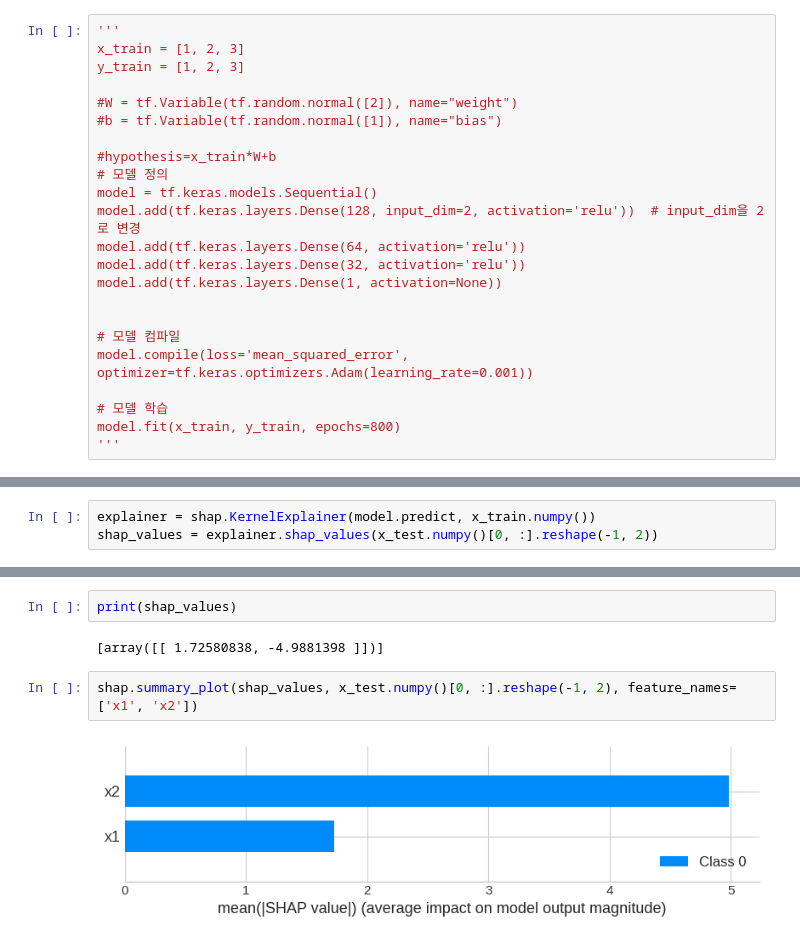
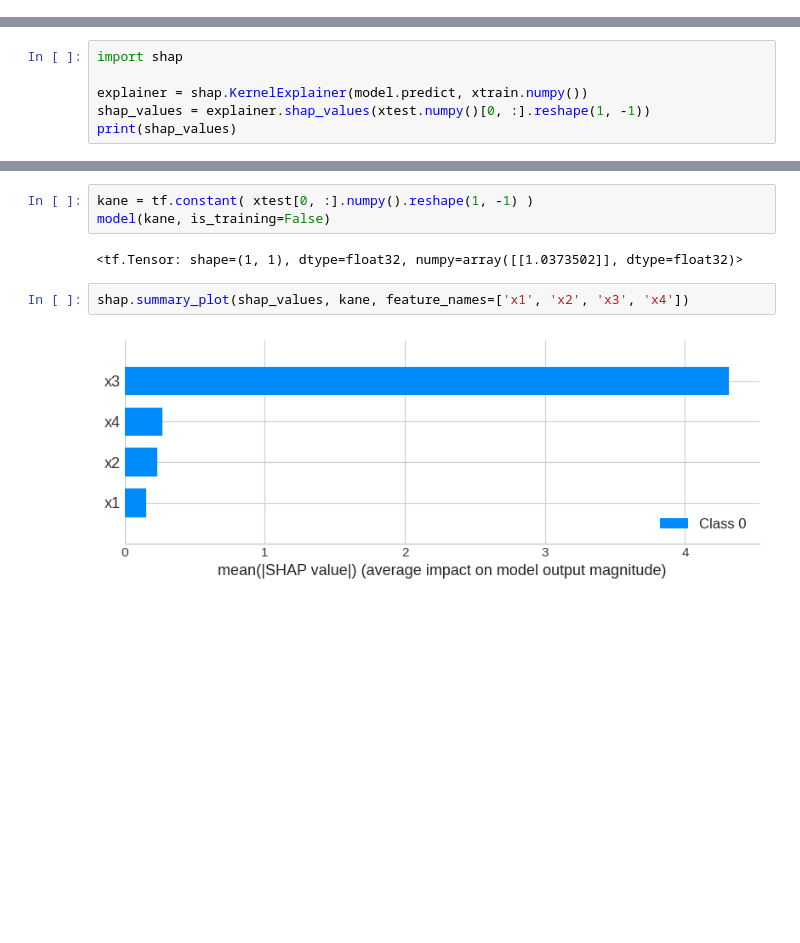
Before and after one commit to powerflow77/DeepLearning, a Jupyter notebook: TensorFlow(Keras)/MLP-SHAP.ipynb, the cells around one changed output, grey strips where cells are left out. Cells and saved outputs as stored; diff of their text form; blank space fills up the shorter version.

```diff
--- a/TensorFlow(Keras)/MLP-SHAP.ipynb
+++ b/TensorFlow(Keras)/MLP-SHAP.ipynb
@@ -74,23 +158,0 @@ print(y_test.shape)
-# %%
-'''
-x_train = [1, 2, 3]
-y_train = [1, 2, 3]
-
-#W = tf.Variable(tf.random.normal([2]), name="weight")
-#b = tf.Variable(tf.random.normal([1]), name="bias")
-
-#hypothesis=x_train*W+b
-# 모델 정의
-model = tf.keras.models.Sequential()
-model.add(tf.keras.layers.Dense(128, input_dim=2, activation='relu'))  # input_dim을 2로 변경
-model.add(tf.keras.layers.Dense(64, activation='relu'))
-model.add(tf.keras.layers.Dense(32, activation='relu'))
-model.add(tf.keras.layers.Dense(1, activation=None))
-
-
-# 모델 컴파일
-model.compile(loss='mean_squared_error', optimizer=tf.keras.optimizers.Adam(learning_rate=0.001))
-
-# 모델 학습
-model.fit(x_train, y_train, epochs=800)
-'''
@@ -209,4 +159,7 @@ plt.show()
 # %%
-explainer = shap.KernelExplainer(model.predict, x_train.numpy())
-shap_values = explainer.shap_values(x_test.numpy()[0, :].reshape(-1, 2))
+import shap
+
+explainer = shap.KernelExplainer(model.predict, xtrain.numpy())
+shap_values = explainer.shap_values(xtest.numpy()[0, :].reshape(1, -1))
+print(shap_values)
 # %% [output]
@@ -217,8 +171,9 @@ WARNING:shap:Using 24000 background data samples could cause slower run times. C
-# %%
-print(shap_values)
-# %% [output]
-[array([[ 1.72580838, -4.9881398 ]])]
+# %%
+kane = tf.constant( xtest[0, :].numpy().reshape(1, -1) )
+model(kane, is_training=False)
+# %% [output]
+<tf.Tensor: shape=(1, 1), dtype=float32, numpy=array([[1.0373502]], dtype=float32)>
 # %%
-shap.summary_plot(shap_values, x_test.numpy()[0, :].reshape(-1, 2), feature_names=['x1', 'x2'])
+shap.summary_plot(shap_values, kane, feature_names=['x1', 'x2', 'x3', 'x4'])
 # %% [output]
-[figure, old version]
+[figure, new version]
```
Also changed, not shown: parts of 23 cells of this notebook.
